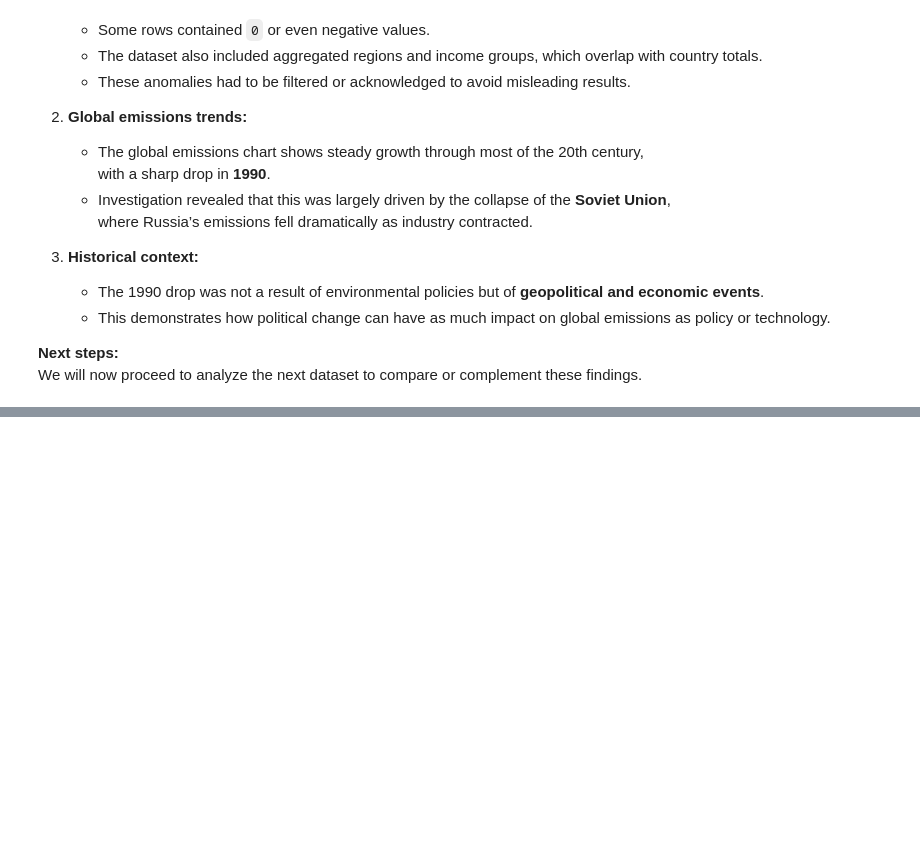
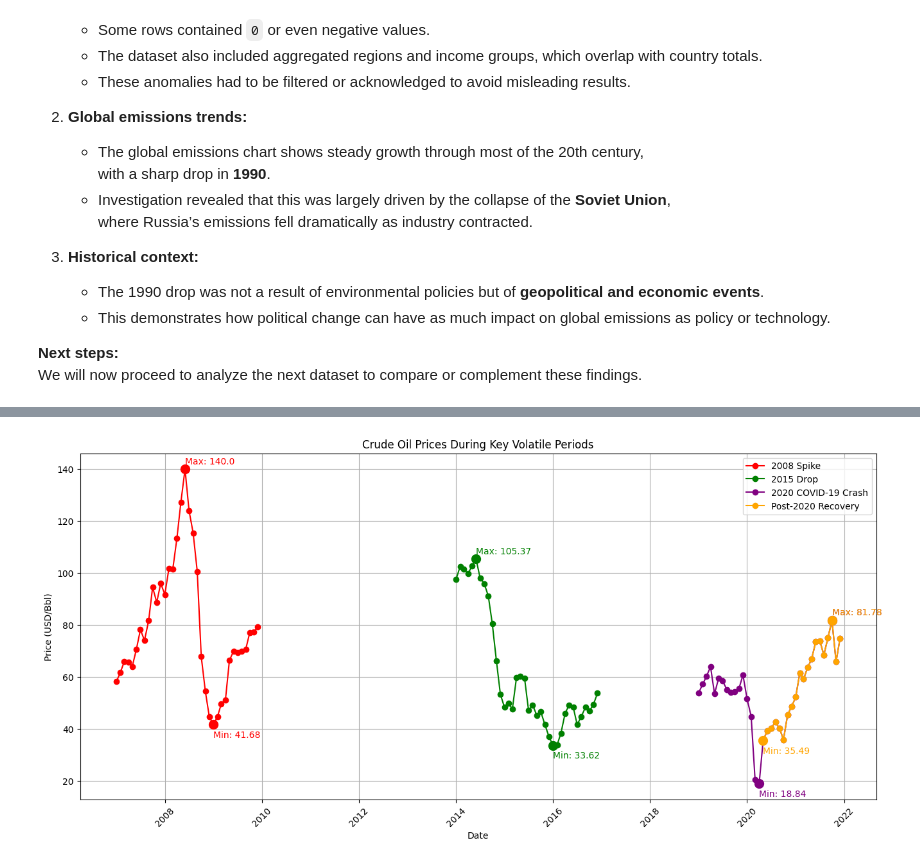
Before and after one commit to MaksimusRex/Data-Analysis-on-Emissions-Energy-and-EVs, a Jupyter notebook: DataAnalysisEmissions.ipynb, the cells around one changed output, grey strips where cells are left out. Saved outputs shown, nothing was run; the diff lists cells and outputs as text; code cells hidden in the pictures; blank space fills up the shorter version.

```diff
--- a/DataAnalysisEmissions.ipynb
+++ b/DataAnalysisEmissions.ipynb
@@ -500,0 +696,36 @@ We will now proceed to analyze the next dataset to compare or complement these f
+# %%
+# Filter periods
+df_oil_2008 = df_oil[df_oil['year'].between(2007, 2009)]
+df_oil_2015 = df_oil[df_oil['year'].between(2014, 2016)]
+df_oil_2020 = df_oil[df_oil['year'].between(2019, 2021)]
+df_oil_recovery = df_oil[df_oil['date'].between('2020-05-01', '2021-12-31')]
+
+# Plot
+plt.figure(figsize=(16,7))
+
+# Plot each period
+plt.plot(df_oil_2008['date'], df_oil_2008['price'], marker='o', linestyle='-', color='red', label='2008 Spike')
+plt.plot(df_oil_2015['date'], df_oil_2015['price'], marker='o', linestyle='-', color='green', label='2015 Drop')
+plt.plot(df_oil_2020['date'], df_oil_2020['price'], marker='o', linestyle='-', color='purple', label='2020 COVID-19 Crash')
+plt.plot(df_oil_recovery['date'], df_oil_recovery['price'], marker='o', linestyle='-', color='orange', label='Post-2020 Recovery')
+
+# Highlight maximum and minimum points for each period
+for df_oil_period, color in zip([df_oil_2008, df_oil_2015, df_oil_2020, df_oil_recovery], ['red', 'green', 'purple', 'orange']):
+    max_row = df_oil_period.loc[df_oil_period['price'].idxmax()]
+    min_row = df_oil_period.loc[df_oil_period['price'].idxmin()]
+    plt.scatter(max_row['date'], max_row['price'], color=color, s=100, zorder=5)
+    plt.text(max_row['date'], max_row['price']+2, f"Max: {max_row['price']}", color=color)
+    plt.scatter(min_row['date'], min_row['price'], color=color, s=100, zorder=5)
+    plt.text(min_row['date'], min_row['price']-5, f"Min: {min_row['price']}", color=color)
+
+# Titles, labels, grid
+plt.title('Crude Oil Prices During Key Volatile Periods')
+plt.xlabel('Date')
+plt.ylabel('Price (USD/Bbl)')
+plt.grid(True)
+plt.legend()
+plt.xticks(rotation=45)
+
+plt.show()
+# %% [output]
+[figure, added]
```
Also changed, not shown: parts of 24 cells of this notebook.
